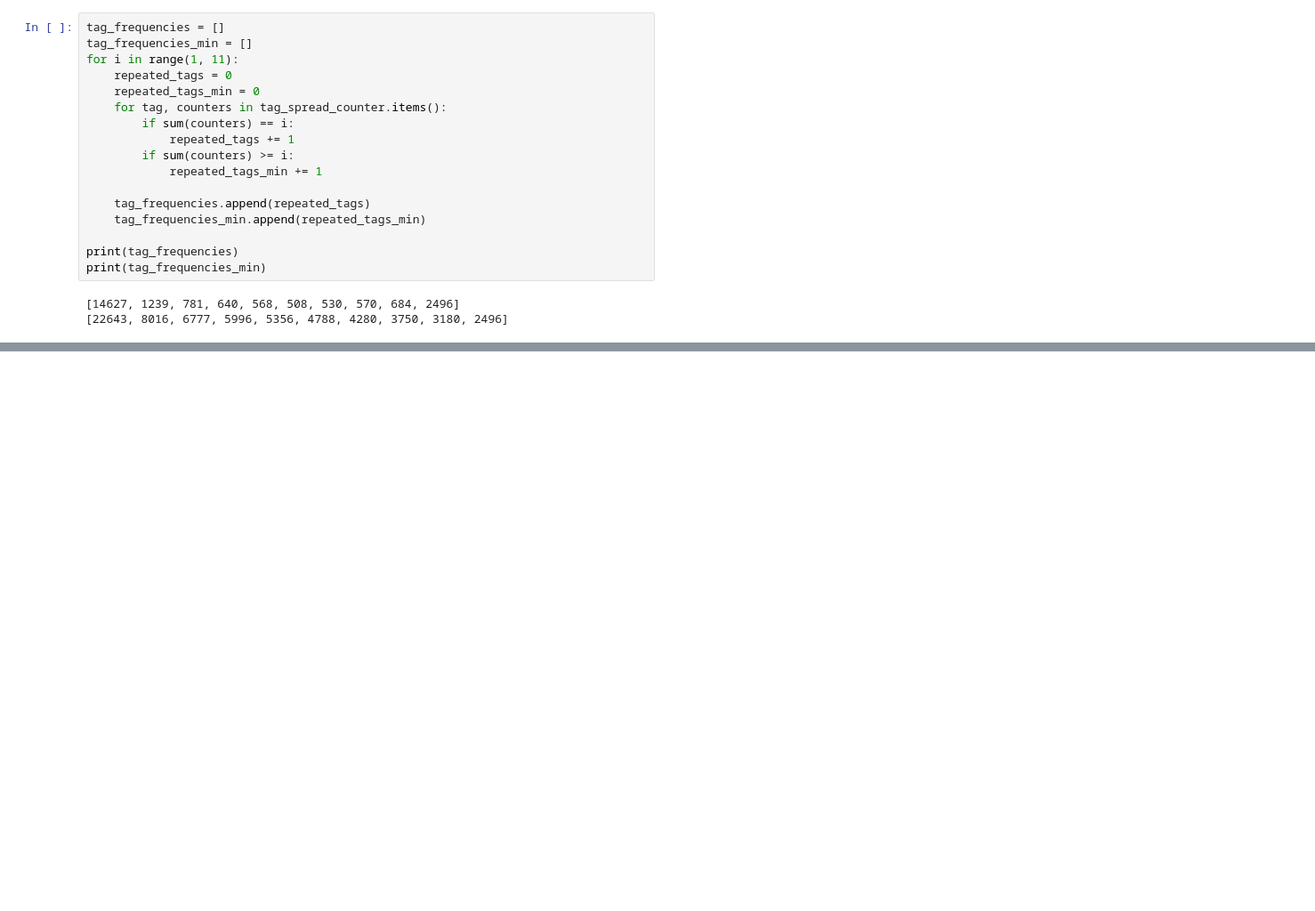
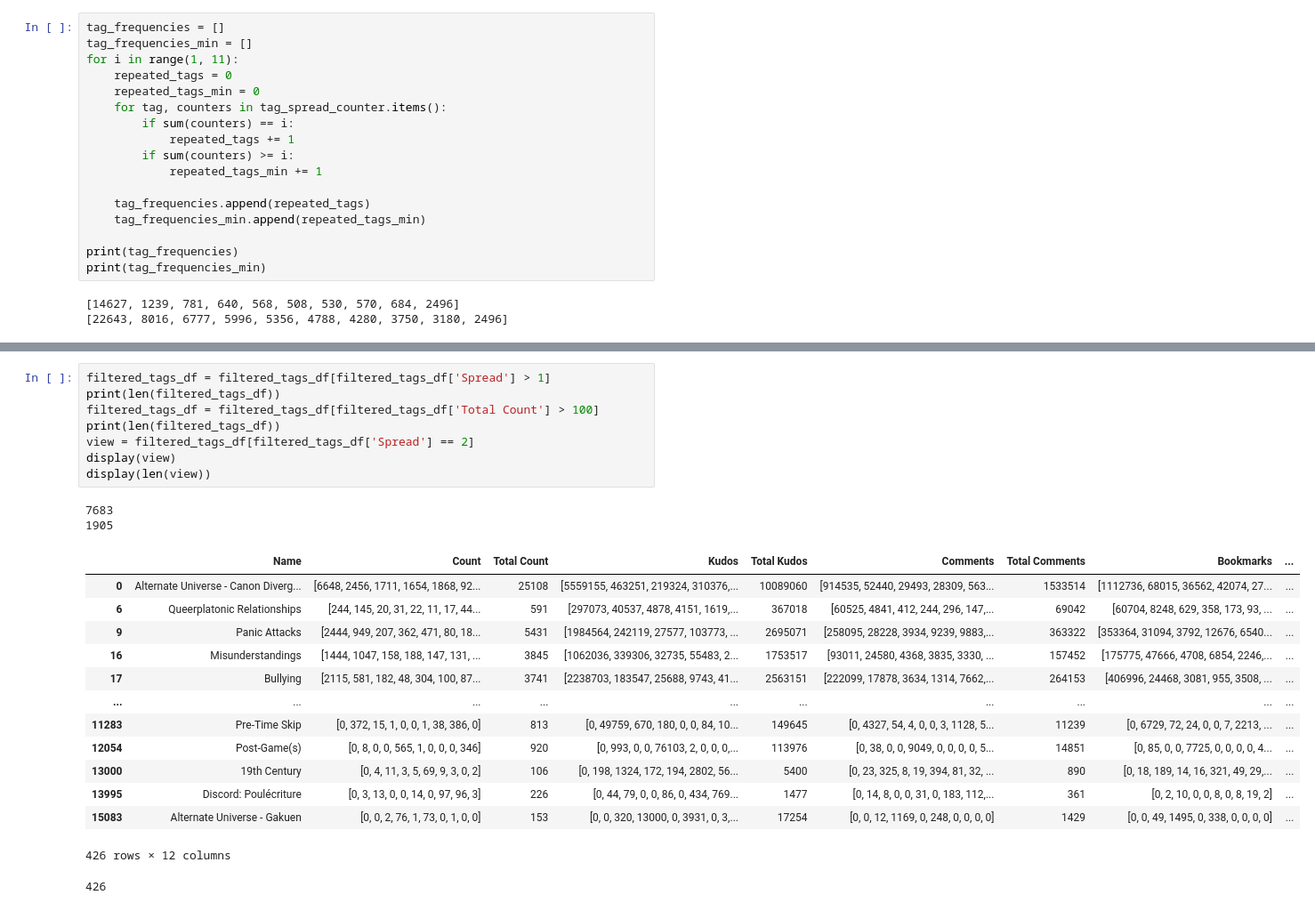
Before and after one commit to NicoPang/STAT-4185-Final-Project, a Jupyter notebook: main.ipynb, the cells around one changed output, grey strips where cells are left out. Shown at 89% size. Cells and saved outputs as stored; diff of their text form; blank space fills up the shorter version.

```diff
--- a/tag-processing.ipynb
+++ b/main.ipynb
@@ -163,0 +352,25 @@ Text(0, 0.5, 'Tag count')
+# %%
+filtered_tags_df = filtered_tags_df[filtered_tags_df['Spread'] > 1]
+print(len(filtered_tags_df))
+filtered_tags_df = filtered_tags_df[filtered_tags_df['Total Count'] > 100]
+print(len(filtered_tags_df))
+view = filtered_tags_df[filtered_tags_df['Spread'] == 2]
+display(view)
+display(len(view))
+# %% [output]
+7683
+1905
+|  | Name | Count | Total Count | Kudos | Total Kudos | Comments | Total Comments | Bookmarks | ... |
+| 0 | Alternate Universe - Canon Diverg... | [6648, 2456, 1711, 1654, 1868, 92... | 25108 | [5559155, 463251, 219324, 310376,... | 10089060 | [914535, 52440, 29493, 28309, 563... | 1533514 | [1112736, 68015, 36562, 42074, 27... | ... |
+| 6 | Queerplatonic Relationships | [244, 145, 20, 31, 22, 11, 17, 44... | 591 | [297073, 40537, 4878, 4151, 1619,... | 367018 | [60525, 4841, 412, 244, 296, 147,... | 69042 | [60704, 8248, 629, 358, 173, 93, ... | ... |
+| 9 | Panic Attacks | [2444, 949, 207, 362, 471, 80, 18... | 5431 | [1984564, 242119, 27577, 103773, ... | 2695071 | [258095, 28228, 3934, 9239, 9883,... | 363322 | [353364, 31094, 3792, 12676, 6540... | ... |
+| 16 | Misunderstandings | [1444, 1047, 158, 188, 147, 131, ... | 3845 | [1062036, 339306, 32735, 55483, 2... | 1753517 | [93011, 24580, 4368, 3835, 3330, ... | 157452 | [175775, 47666, 4708, 6854, 2246,... | ... |
+| 17 | Bullying | [2115, 581, 182, 48, 304, 100, 87... | 3741 | [2238703, 183547, 25688, 9743, 41... | 2563151 | [222099, 17878, 3634, 1314, 7662,... | 264153 | [406996, 24468, 3081, 955, 3508, ... | ... |
+| ... | ... | ... | ... | ... | ... | ... | ... | ... | ... |
+| 11283 | Pre-Time Skip | [0, 372, 15, 1, 0, 0, 1, 38, 386, 0] | 813 | [0, 49759, 670, 180, 0, 0, 84, 10... | 149645 | [0, 4327, 54, 4, 0, 0, 3, 1128, 5... | 11239 | [0, 6729, 72, 24, 0, 0, 7, 2213, ... | ... |
+| 12054 | Post-Game(s) | [0, 8, 0, 0, 565, 1, 0, 0, 0, 346] | 920 | [0, 993, 0, 0, 76103, 2, 0, 0, 0,... | 113976 | [0, 38, 0, 0, 9049, 0, 0, 0, 0, 5... | 14851 | [0, 85, 0, 0, 7725, 0, 0, 0, 0, 4... | ... |
+| 13000 | 19th Century | [0, 4, 11, 3, 5, 69, 9, 3, 0, 2] | 106 | [0, 198, 1324, 172, 194, 2802, 56... | 5400 | [0, 23, 325, 8, 19, 394, 81, 32, ... | 890 | [0, 18, 189, 14, 16, 321, 49, 29,... | ... |
+| 13995 | Discord: Poulécriture | [0, 3, 13, 0, 0, 14, 0, 97, 96, 3] | 226 | [0, 44, 79, 0, 0, 86, 0, 434, 769... | 1477 | [0, 14, 8, 0, 0, 31, 0, 183, 112,... | 361 | [0, 2, 10, 0, 0, 8, 0, 8, 19, 2] | ... |
+| 15083 | Alternate Universe - Gakuen | [0, 0, 2, 76, 1, 73, 0, 1, 0, 0] | 153 | [0, 0, 320, 13000, 0, 3931, 0, 3,... | 17254 | [0, 0, 12, 1169, 0, 248, 0, 0, 0, 0] | 1429 | [0, 0, 49, 1495, 0, 338, 0, 0, 0, 0] | ... |
+426 rows × 12 columns
+426
```
Also changed, not shown: parts of 18 cells of this notebook.
